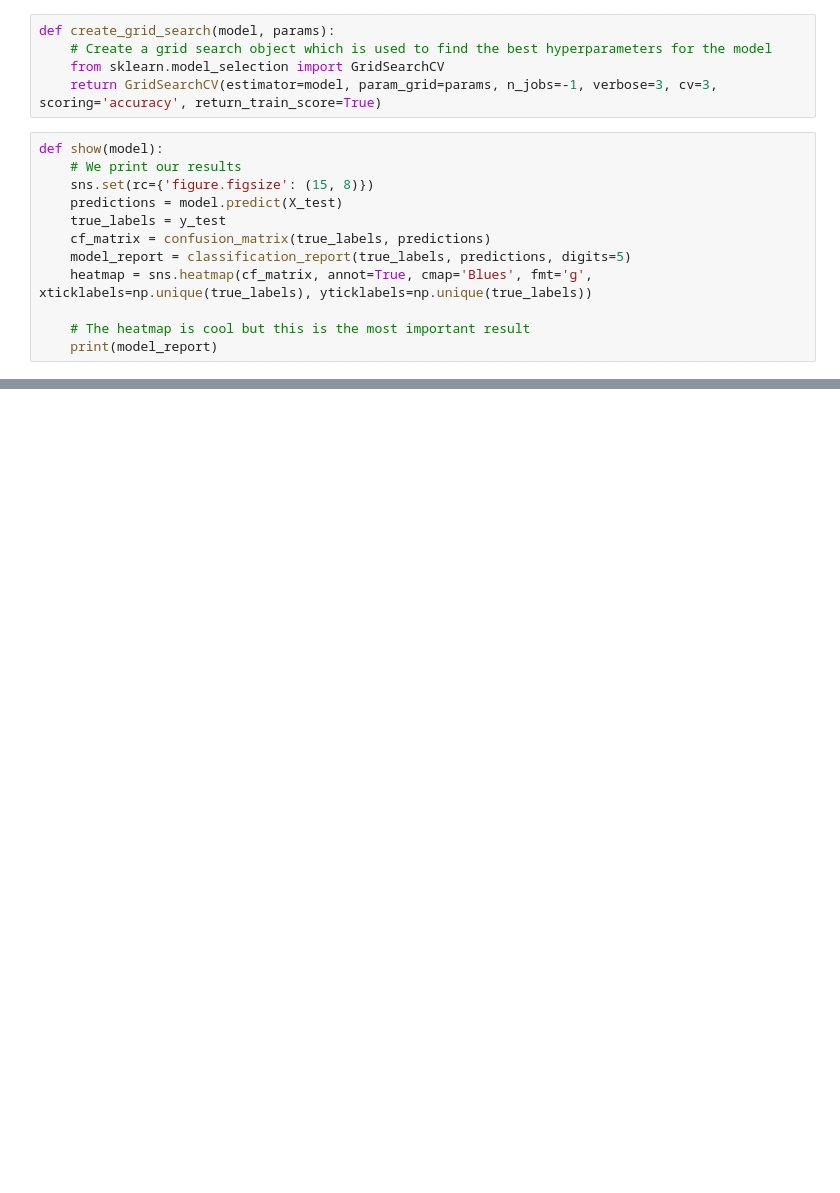
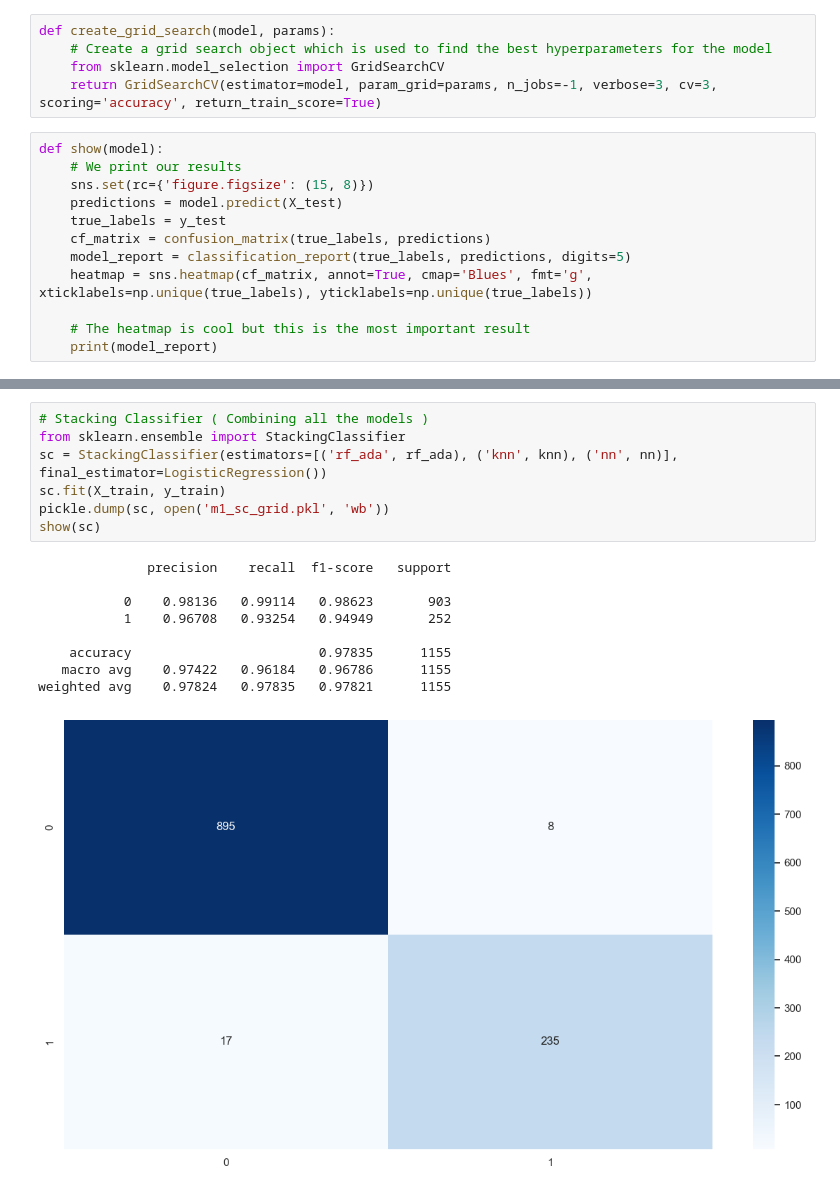
Before and after one commit to VictoKu1/IndustrialControlSystemCyberAttackDetectingCourse, a Jupyter notebook: Industrial_Power_Control_Cyber_Attacks_Detection.ipynb, the cells around one changed output, grey strips where cells are left out. Saved outputs shown, nothing was run; the diff lists cells and outputs as text; blank space fills up the shorter version.

```diff
--- a/Industrial_Power_Control_Cyber_Attacks_Detection.ipynb
+++ b/Industrial_Power_Control_Cyber_Attacks_Detection.ipynb
@@ -660,0 +584,17 @@ weighted avg    0.96970   0.96970   0.96921      1155
+# %%
+# Stacking Classifier ( Combining all the models )
+from sklearn.ensemble import StackingClassifier
+sc = StackingClassifier(estimators=[('rf_ada', rf_ada), ('knn', knn), ('nn', nn)], final_estimator=LogisticRegression())
+sc.fit(X_train, y_train)
+pickle.dump(sc, open('m1_sc_grid.pkl', 'wb'))
+show(sc)
+# %% [output]
+              precision    recall  f1-score   support
+
+           0    0.98136   0.99114   0.98623       903
+           1    0.96708   0.93254   0.94949       252
+
+    accuracy                        0.97835      1155
+   macro avg    0.97422   0.96184   0.96786      1155
+weighted avg    0.97824   0.97835   0.97821      1155
+[figure, added]
```
Also changed, not shown: parts of 16 cells of this notebook, 5 other files.
